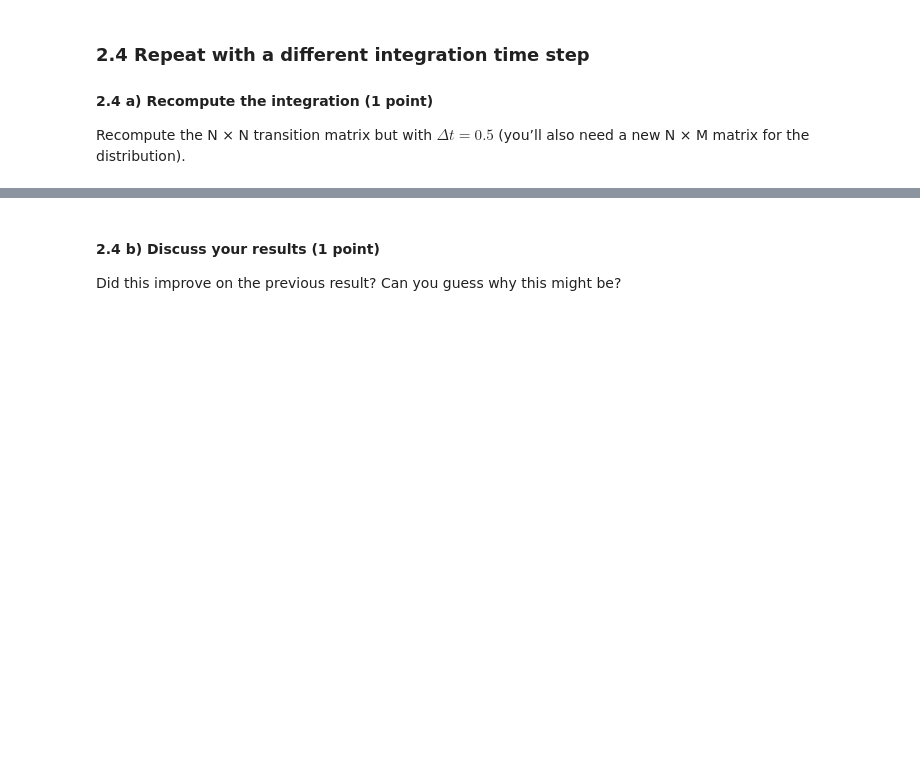
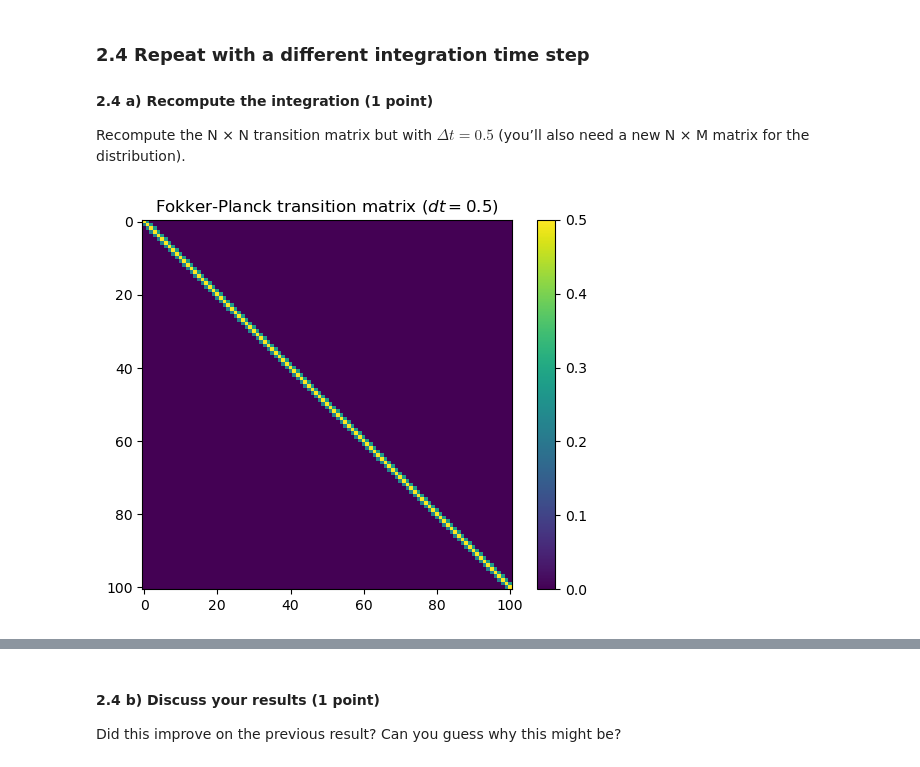
Before and after one commit to lfogarty98/mhbf_pt, a Jupyter notebook: 6-decision-making-II/decision-making-II.ipynb, the cells around one changed output, grey strips where cells are left out. Saved outputs shown, nothing was run; the diff lists cells and outputs as text; code cells hidden in the pictures; blank space fills up the shorter version.

```diff
--- a/6-decision-making-II/decision-making-II.ipynb
+++ b/6-decision-making-II/decision-making-II.ipynb
@@ -342,0 +341,15 @@ raise NotImplementedError()
+# %%
+dt, dx = 0.5, 1
+N = int((2*50 + 1)/dx)
+center_pos = int(np.ceil(N/2))
+M = int(1000/dt)
+P3 = np.zeros((int(N), int(M)))
+P3[center_pos, 0] = 1 # initial condition
+
+P3_transition = get_fokker_transitions(dt=0.5, N=N)
+plt.title("Fokker-Planck transition matrix ($dt = 0.5$)")
+plt.imshow(P3_transition)
+plt.colorbar()
+plt.show()
+# %% [output]
+[figure, added]
```
Also changed, not shown: parts of 26 cells of this notebook.
